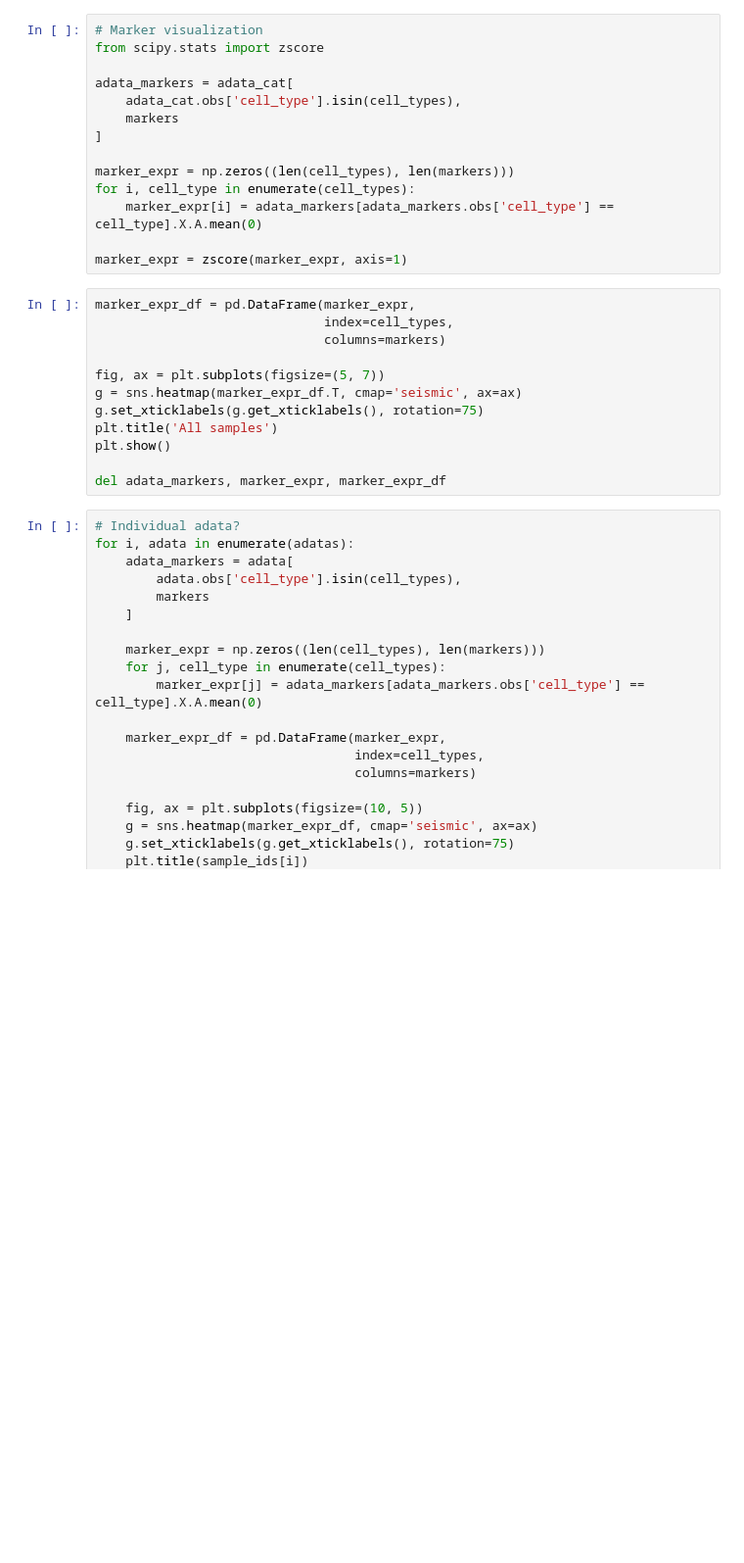
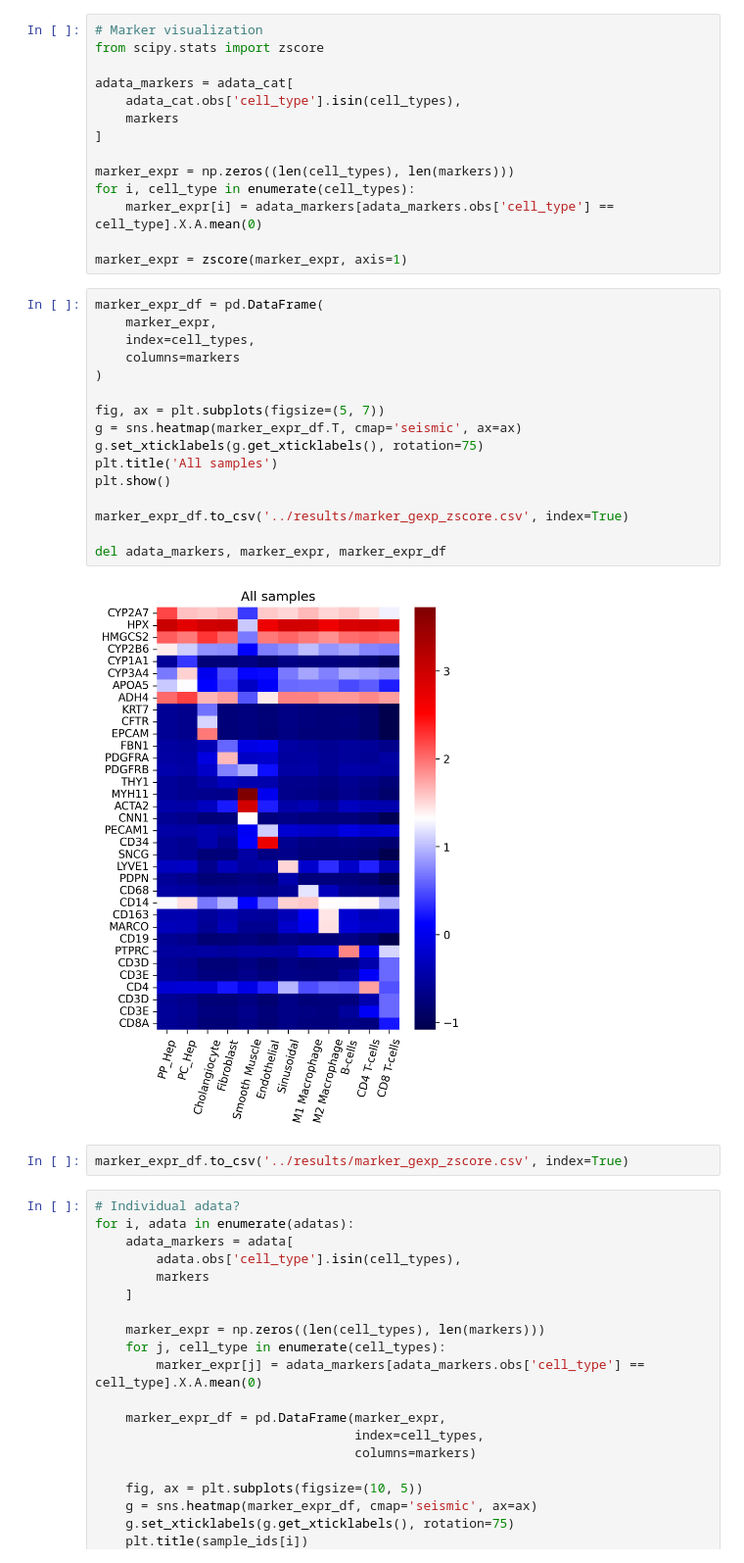
Before and after one commit to azizilab/Lynx, a Jupyter notebook: notebooks/Cell_Annotation.ipynb, the cells around one changed output. Shown at 98% size. Drawn from its saved outputs; the diff is of its cells as text; blank space fills up the shorter version.

```diff
--- a/notebooks/Cell_Annotation.ipynb
+++ b/notebooks/Cell_Annotation.ipynb
@@ -254,17 +257,25 @@ for i, cell_type in enumerate(cell_types):
 
 marker_expr = zscore(marker_expr, axis=1)
 # %%
-marker_expr_df = pd.DataFrame(marker_expr,
-                              index=cell_types,
-                              columns=markers)
+marker_expr_df = pd.DataFrame(
+    marker_expr,
+    index=cell_types,
+    columns=markers
+)
 
 fig, ax = plt.subplots(figsize=(5, 7))
 g = sns.heatmap(marker_expr_df.T, cmap='seismic', ax=ax)
 g.set_xticklabels(g.get_xticklabels(), rotation=75)
 plt.title('All samples')
 plt.show()
 
+marker_expr_df.to_csv('../results/marker_gexp_zscore.csv', index=True)
+
 del adata_markers, marker_expr, marker_expr_df
+# %% [output]
+[figure, added]
+# %%
+marker_expr_df.to_csv('../results/marker_gexp_zscore.csv', index=True)
 # %%
 # Individual adata?
 for i, adata in enumerate(adatas):
```
Also changed, not shown: parts of 2 cells of this notebook, 10 other files.
